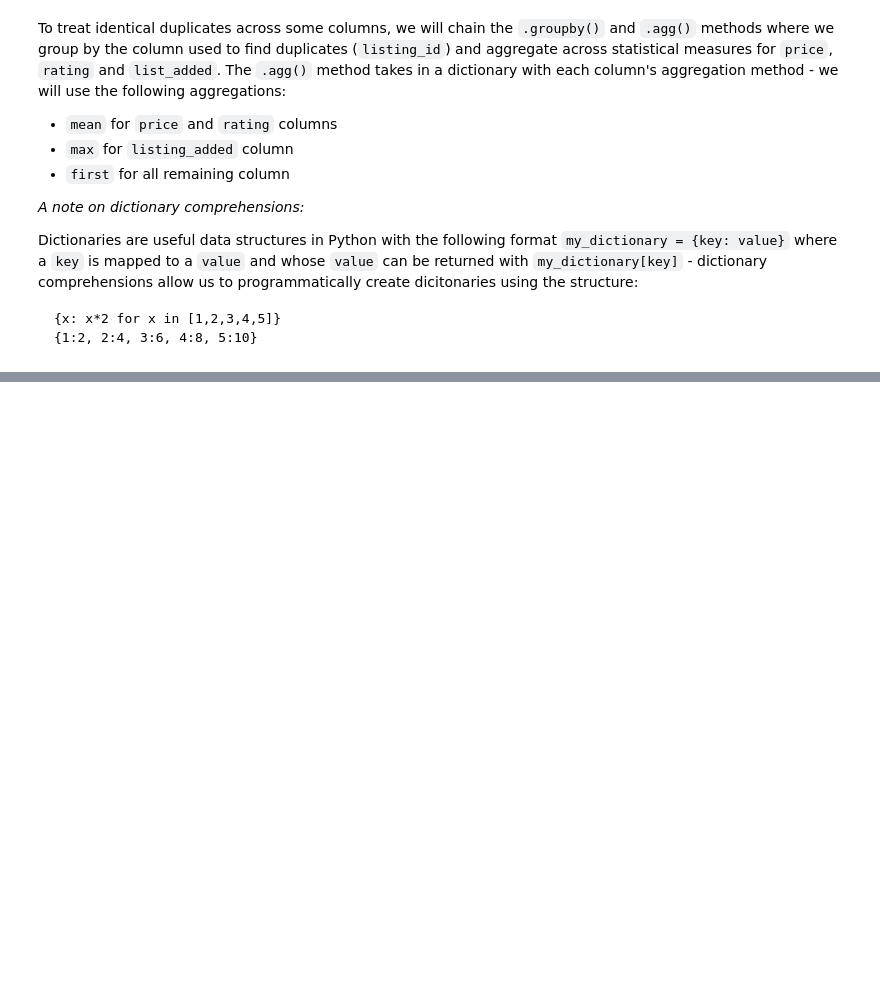
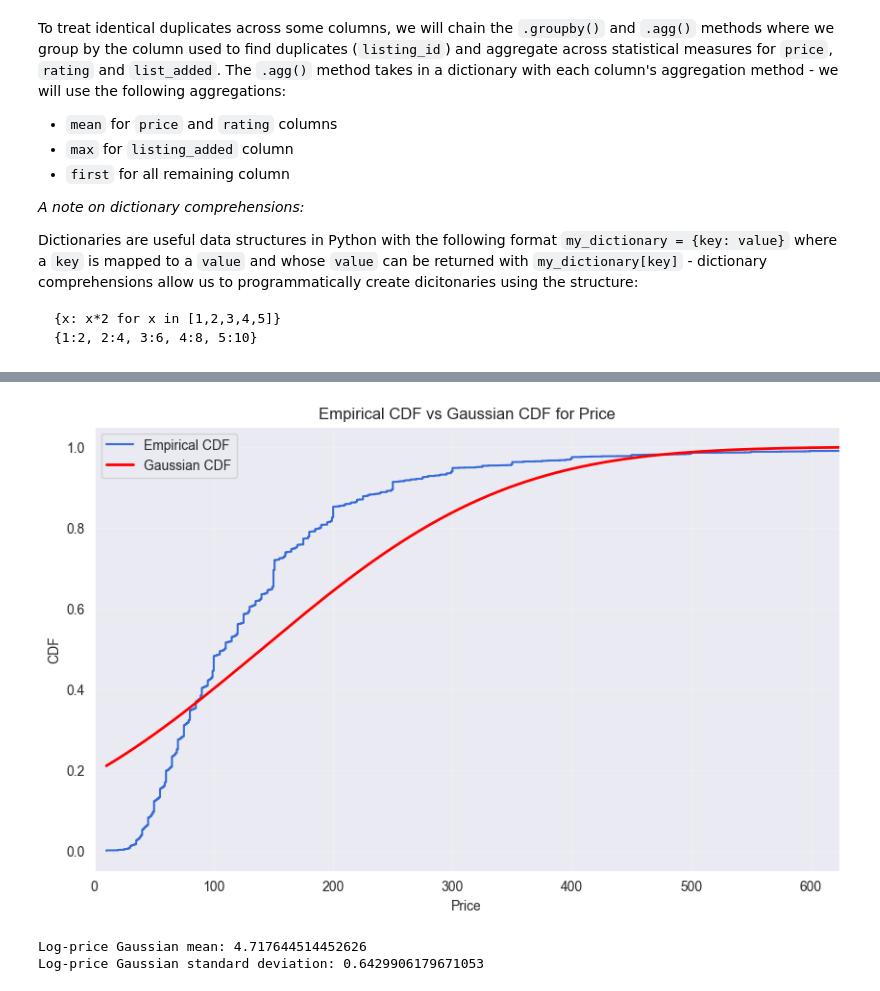
Before and after one commit to xShyen/DataVisualisation, a Jupyter notebook: Kopia_notatnika_Cleaning_Data_in_Python_live_session.ipynb, the cells around one changed output, grey strips where cells are left out. Drawn from its saved outputs; the diff is of its cells as text; code cells hidden in the pictures; blank space fills up the shorter version.

```diff
--- a/Kopia_notatnika_Cleaning_Data_in_Python_live_session.ipynb
+++ b/Kopia_notatnika_Cleaning_Data_in_Python_live_session.ipynb
@@ -690,0 +1186,27 @@ print("4th moment:", moment_4)
+# %%
+# Plot empirical CDF with fitted Gaussian CDF
+plt.figure(figsize=(10, 6))
+plt.step(ecdf_df["price"], ecdf_df["ecdf"], where="post", label="Empirical CDF")
+plt.plot(x_price, gaussian_cdf_price, color="red", linewidth=2, label="Gaussian CDF")
+plt.title("Empirical CDF vs Gaussian CDF for Price")
+plt.xlabel("Price")
+plt.ylabel("CDF")
+plt.legend()
+plt.grid(alpha=0.3)
+plt.xlim(0, price_values.quantile(0.99))
+plt.show()
+# %% [output]
+[figure, added]
+# %%
+# Gaussian distribution fitted to log-transformed price
+log_price_mean = log_price_values.mean()
+log_price_std = log_price_values.std(ddof=1)
+
+x_log_price = np.linspace(log_price_values.min(), log_price_values.max(), 1000)
+gaussian_pdf_log_price = ss.norm.pdf(x_log_price, loc=log_price_mean, scale=log_price_std)
+
+print("Log-price Gaussian mean:", log_price_mean)
+print("Log-price Gaussian standard deviation:", log_price_std)
+# %% [output]
+Log-price Gaussian mean: 4.717644514452626
+Log-price Gaussian standard deviation: 0.6429906179671053
```
Also changed, not shown: parts of 78 cells of this notebook.
